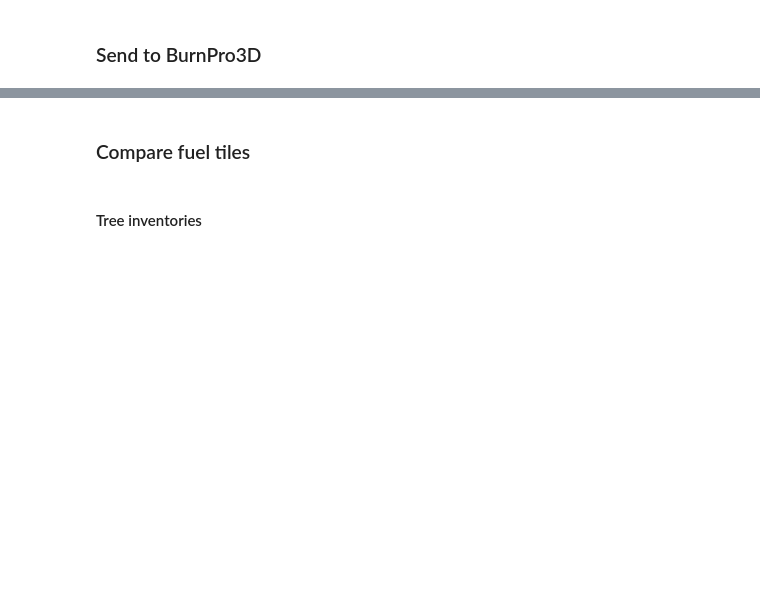
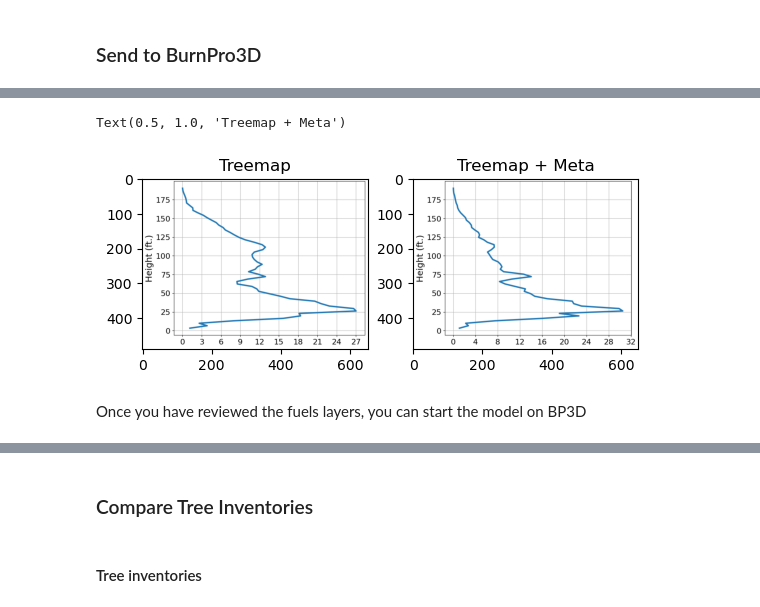
Before and after one commit to BurnPro3D/agu_2025, a Jupyter notebook: workflow_PUC.ipynb, the cells around one changed output, grey strips where cells are left out. Saved outputs shown, nothing was run; the diff lists cells and outputs as text; code cells hidden in the pictures; blank space fills up the shorter version.

```diff
--- a/workflow_PUC.ipynb
+++ b/workflow_PUC.ipynb
@@ -684,0 +929,42 @@ Warning: no explicitly removed fuels.
+# %%
+# check the canopy height model, etc through bp3d
+
+c = bp3d.Client(user=user, password=password)
+
+plan = c.plan(ensemble_name2)
+ens = plan.ensemble(ensemble_name2)
+runs = ens.runs_df
+
+fuel = ens.fuels[0]
+treemap_dist = fuel.viz('png', 'vertical_trees_bulk_density')
+treemap_dist.sort()
+
+c = bp3d.Client(user=user, password=password)
+
+plan = c.plan(ensemble_name5)
+ens = plan.ensemble(ensemble_name5)
+runs = ens.runs_df
+
+fuel = ens.fuels[0]
+treemap_meta_dist = fuel.viz('png', 'vertical_trees_bulk_density')
+treemap_meta_dist.sort()
+# %%
+response_a = requests.get(treemap_dist[0])
+response_b = requests.get(treemap_meta_dist[0])
+
+image_a = Image.open(BytesIO(response_a.content))
+image_b = Image.open(BytesIO(response_b.content))
+
+img_A = np.array(image_a)
+img_B = np.array(image_b)
+
+fig, ax = plt.subplots(1,2)
+ax[0].imshow(img_A)
+ax[0].set_title('Treemap')
+ax[1].imshow(img_B)
+ax[1].set_title('Treemap + Meta')
+# %% [output]
+Text(0.5, 1.0, 'Treemap + Meta')
+[figure, added]
+# %% [markdown]
+Once you have reviewed the fuels layers, you can start the model on BP3D
@@ -690,7 +983,7 @@ Login to BurnPro3D to see the results when they are finished
 ![BurnPro3D](bp3d_screenshot_1.png)
 ![BurnPro3D](bp3d_screenshot_2.png)
 # %% [markdown]
-### Compare fuel tiles
+### Compare Tree Inventories
 # %% [markdown]
 #### Tree inventories
 # %%
```
Also changed, not shown: parts of 34 cells of this notebook.
